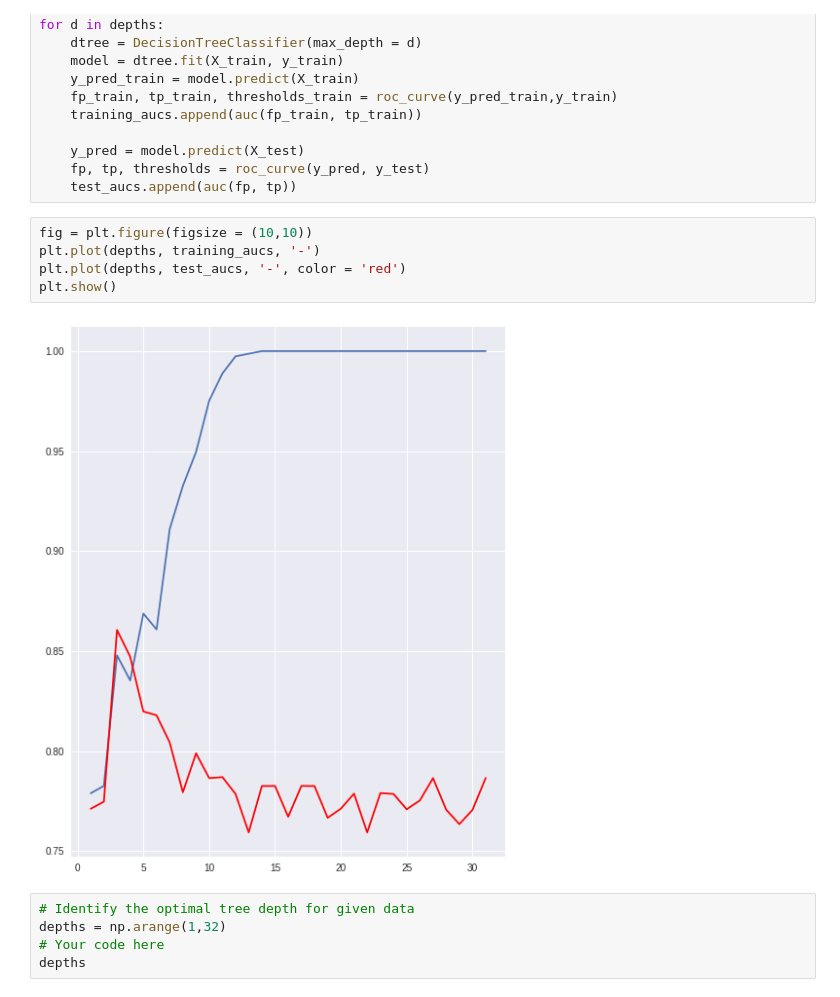
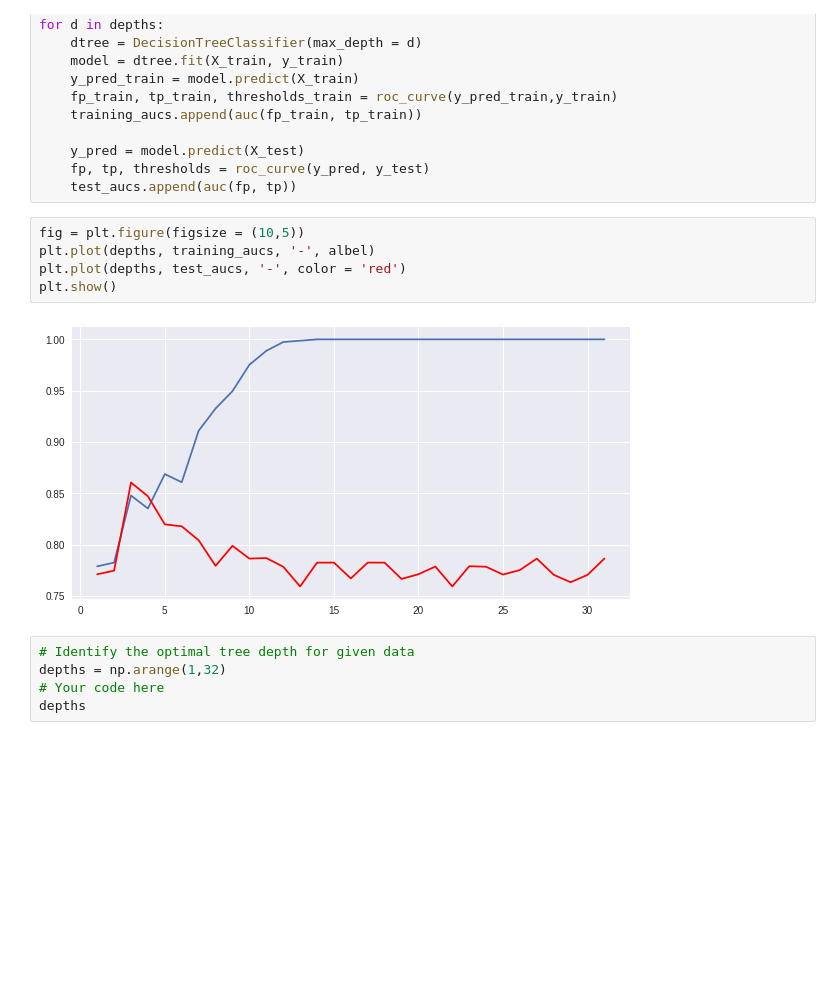
Before and after one commit to graceh3/dsc-3-31-08-decision-tree-pruning-hyperparameter-optimization-lab-nyc-ds-career-012819, a Jupyter notebook: index.ipynb, the cells around one changed output. Cells and saved outputs as stored; diff of their text form; blank space fills up the shorter version.

```diff
--- a/index.ipynb
+++ b/index.ipynb
@@ -129,12 +129,12 @@ for d in depths:
     fp, tp, thresholds = roc_curve(y_pred, y_test)
     test_aucs.append(auc(fp, tp))
 # %%
-fig = plt.figure(figsize = (10,10))
-plt.plot(depths, training_aucs, '-')
+fig = plt.figure(figsize = (10,5))
+plt.plot(depths, training_aucs, '-', albel)
 plt.plot(depths, test_aucs, '-', color = 'red')
 plt.show()
 # %% [output]
-[figure, old version]
+[figure, new version]
 # %%
 # Identify the optimal tree depth for given data
 depths = np.arange(1,32)
```
